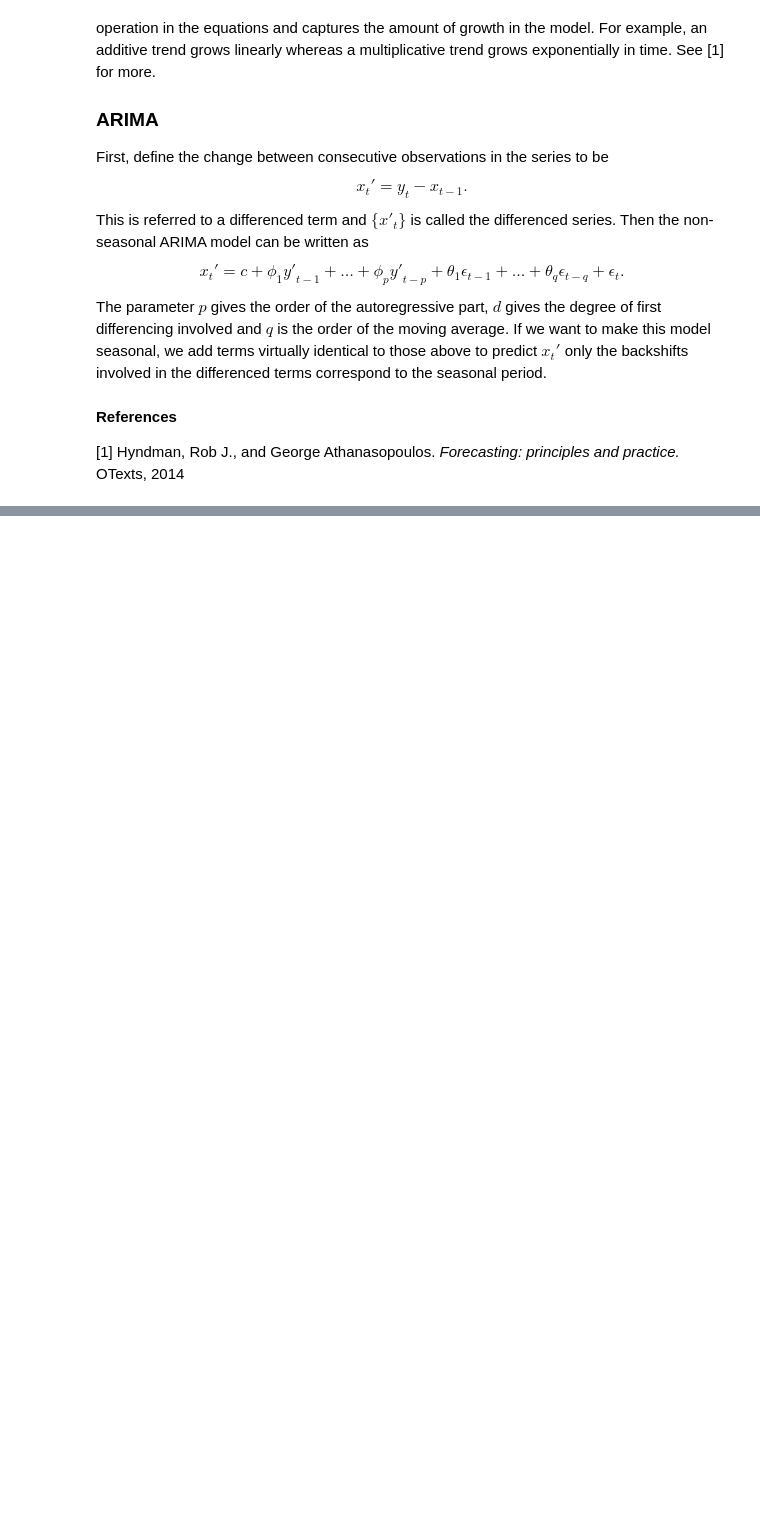
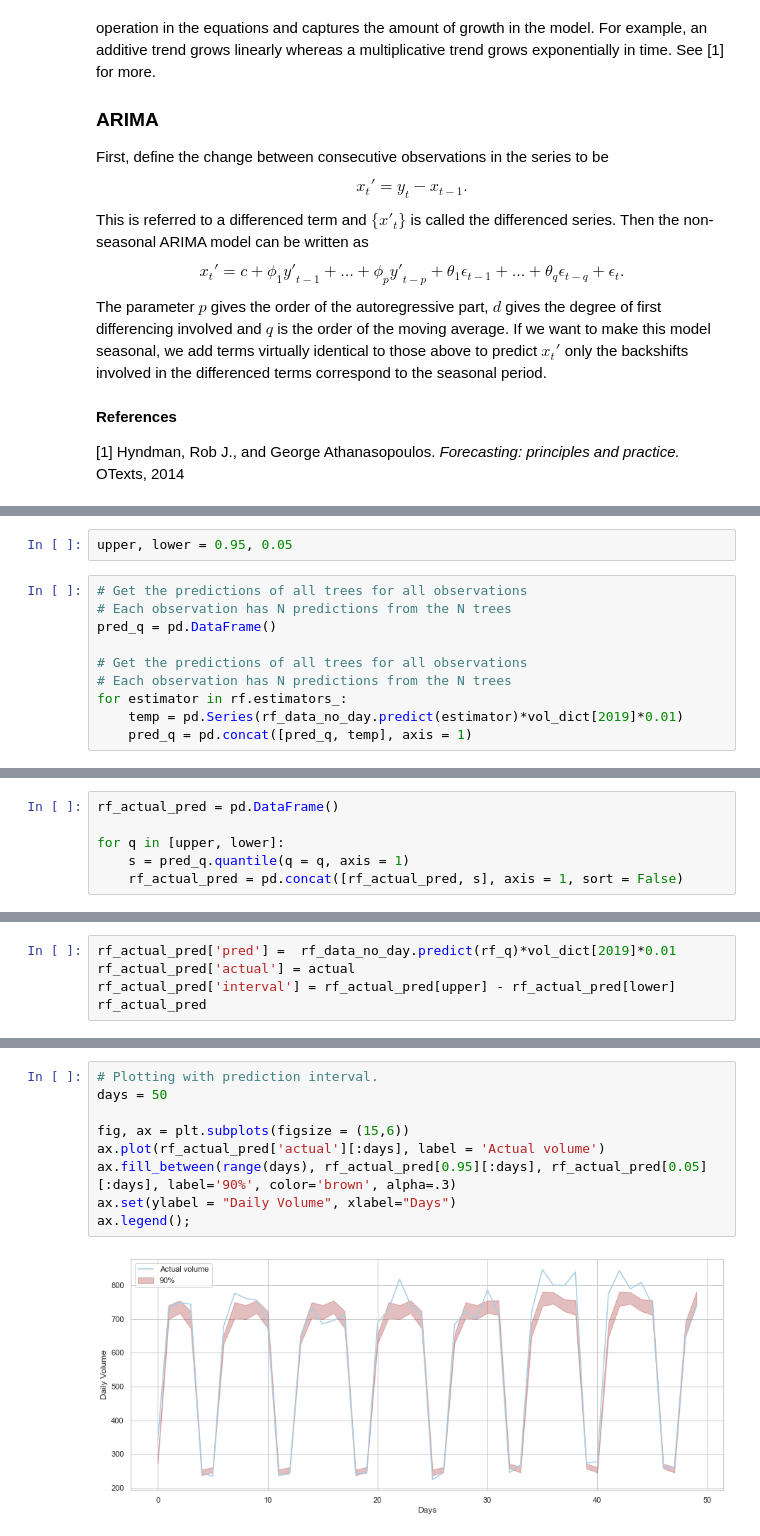
Before and after one commit to domagal9/classifymymeds, a Jupyter notebook: volumeCI.ipynb, the cells around one changed output, grey strips where cells are left out. Drawn from its saved outputs; the diff is of its cells as text; blank space fills up the shorter version.

```diff
--- a/volumeCI.ipynb
+++ b/volumeCI.ipynb
@@ -698,0 +1119,12 @@ The parameter $p$ gives the order of the autoregressive part, $d$ gives the degr
+# %%
+upper, lower = 0.95, 0.05
+# %%
+# Get the predictions of all trees for all observations
+# Each observation has N predictions from the N trees
+pred_q = pd.DataFrame()
+
+# Get the predictions of all trees for all observations
+# Each observation has N predictions from the N trees
+for estimator in rf.estimators_:
+    temp = pd.Series(rf_data_no_day.predict(estimator)*vol_dict[2019]*0.01)
+    pred_q = pd.concat([pred_q, temp], axis = 1)
@@ -698,0 +1147,6 @@ The parameter $p$ gives the order of the autoregressive part, $d$ gives the degr
+# %%
+rf_actual_pred = pd.DataFrame()
+
+for q in [upper, lower]:
+    s = pred_q.quantile(q = q, axis = 1)
+    rf_actual_pred = pd.concat([rf_actual_pred, s], axis = 1, sort = False)
@@ -698,0 +1169,5 @@ The parameter $p$ gives the order of the autoregressive part, $d$ gives the degr
+# %%
+rf_actual_pred['pred'] =  rf_data_no_day.predict(rf_q)*vol_dict[2019]*0.01
+rf_actual_pred['actual'] = actual
+rf_actual_pred['interval'] = rf_actual_pred[upper] - rf_actual_pred[lower]
+rf_actual_pred
@@ -698,0 +1199,11 @@ The parameter $p$ gives the order of the autoregressive part, $d$ gives the degr
+# %%
+# Plotting with prediction interval.
+days = 50
+
+fig, ax = plt.subplots(figsize = (15,6))
+ax.plot(rf_actual_pred['actual'][:days], label = 'Actual volume')
+ax.fill_between(range(days), rf_actual_pred[0.95][:days], rf_actual_pred[0.05][:days], label='90%', color='brown', alpha=.3)
+ax.set(ylabel = "Daily Volume", xlabel="Days")
+ax.legend();
+# %% [output]
+[figure, added]
```
Also changed, not shown: parts of 68 cells of this notebook, 1 other file.
